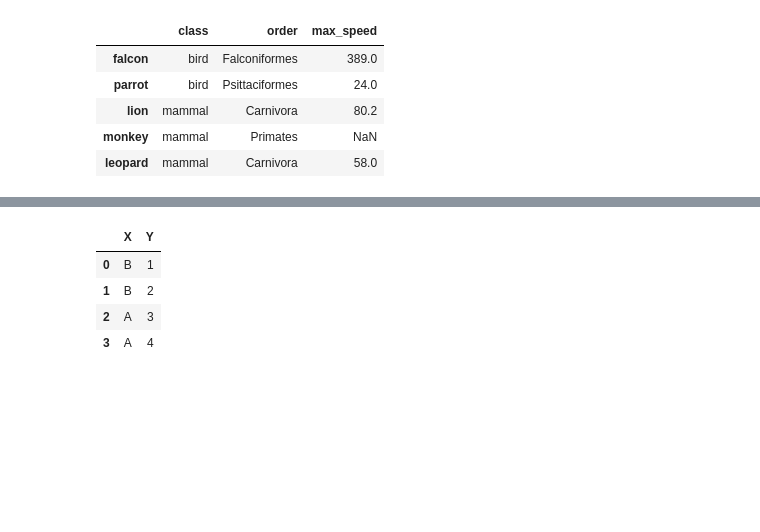
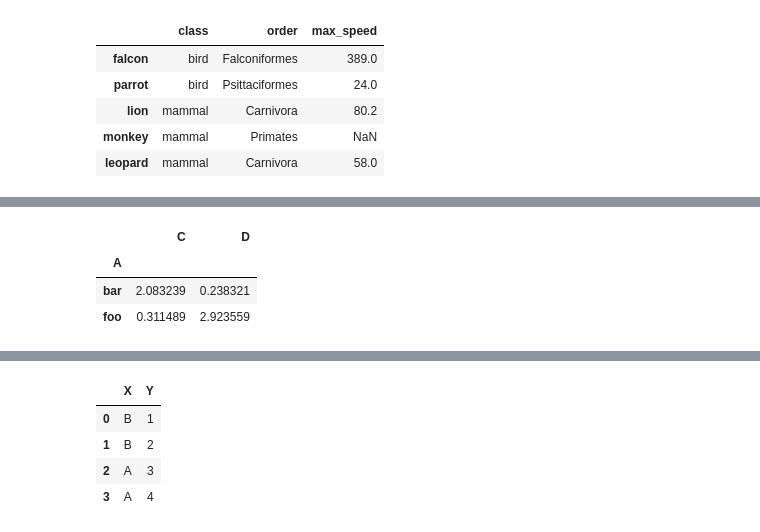
Before and after one commit to kimteespk/DADS5001-Data-Analytics-and-Data-Science-Tools-and-Programming, a Jupyter notebook: 03_Grouping/Week4_groupby.ipynb, the cells around one changed output, grey strips where cells are left out. Saved outputs shown, nothing was run; the diff lists cells and outputs as text; code cells hidden in the pictures; blank space fills up the shorter version.

```diff
--- a/03_Grouping/Week4_groupby.ipynb
+++ b/03_Grouping/Week4_groupby.ipynb
@@ -47,4 +51,10 @@ df
 # %%
 grouped = df.groupby("A")
+grouped.sum()
+# %% [output]
+|  | C | D |
+| A |  |  |
+| bar | 2.083239 | 0.238321 |
+| foo | 0.311489 | 2.923559 |
 # %%
 grouped = df.groupby(["A", "B"])
```
Also changed, not shown: parts of 31 cells of this notebook.
